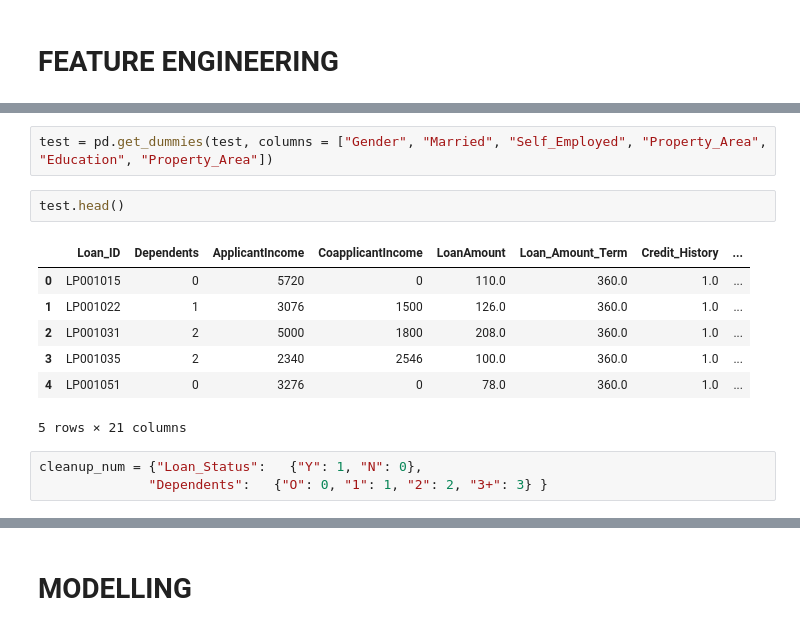
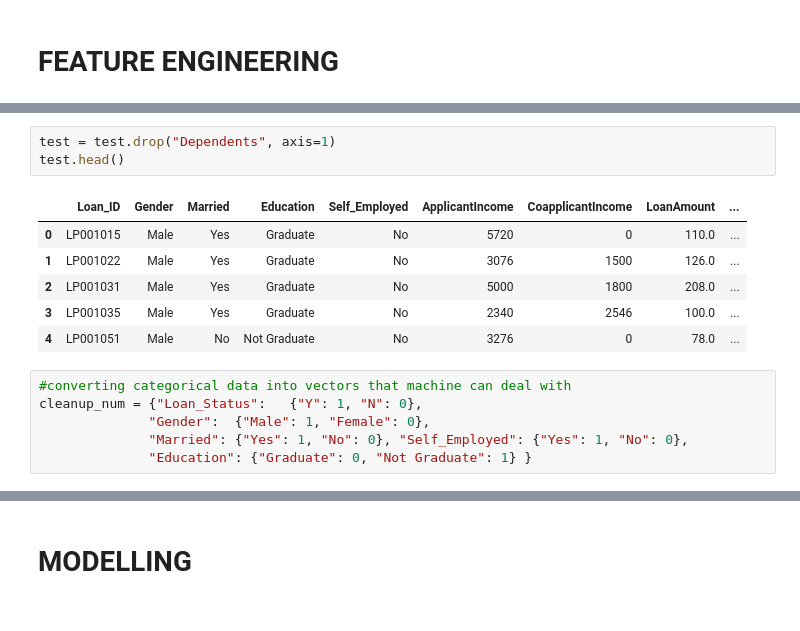
Before and after one commit to babyengineer1/Loan, a Jupyter notebook: Loan_Prediction/Loan_prediction_model.ipynb, the cells around one changed output, grey strips where cells are left out. Saved outputs shown, nothing was run; the diff lists cells and outputs as text.

```diff
--- a/Loan_Prediction/Loan_prediction.ipynb
+++ b/Loan_Prediction/Loan_prediction_model.ipynb
@@ -252,18 +240,19 @@ train.head()
-# %%
-test = pd.get_dummies(test, columns = ["Gender", "Married", "Self_Employed", "Property_Area", "Education", "Property_Area"])
-# %%
-test.head()
-# %% [output]
-|  | Loan_ID | Dependents | ApplicantIncome | CoapplicantIncome | LoanAmount | Loan_Amount_Term | Credit_History | ... |
-| 0 | LP001015 | 0 | 5720 | 0 | 110.0 | 360.0 | 1.0 | ... |
-| 1 | LP001022 | 1 | 3076 | 1500 | 126.0 | 360.0 | 1.0 | ... |
-| 2 | LP001031 | 2 | 5000 | 1800 | 208.0 | 360.0 | 1.0 | ... |
-| 3 | LP001035 | 2 | 2340 | 2546 | 100.0 | 360.0 | 1.0 | ... |
-| 4 | LP001051 | 0 | 3276 | 0 | 78.0 | 360.0 | 1.0 | ... |
-5 rows × 21 columns
-# %%
-cleanup_num = {"Loan_Status":   {"Y": 1, "N": 0},
-              "Dependents":   {"O": 0, "1": 1, "2": 2, "3+": 3} }
+# %%
+test = test.drop("Dependents", axis=1)
+test.head()
+# %% [output]
+|  | Loan_ID | Gender | Married | Education | Self_Employed | ApplicantIncome | CoapplicantIncome | LoanAmount | ... |
+| 0 | LP001015 | Male | Yes | Graduate | No | 5720 | 0 | 110.0 | ... |
+| 1 | LP001022 | Male | Yes | Graduate | No | 3076 | 1500 | 126.0 | ... |
+| 2 | LP001031 | Male | Yes | Graduate | No | 5000 | 1800 | 208.0 | ... |
+| 3 | LP001035 | Male | Yes | Graduate | No | 2340 | 2546 | 100.0 | ... |
+| 4 | LP001051 | Male | No | Not Graduate | No | 3276 | 0 | 78.0 | ... |
+# %%
+#converting categorical data into vectors that machine can deal with
+cleanup_num = {"Loan_Status":   {"Y": 1, "N": 0},
+              "Gender":  {"Male": 1, "Female": 0},
+              "Married": {"Yes": 1, "No": 0}, "Self_Employed": {"Yes": 1, "No": 0},
+              "Education": {"Graduate": 0, "Not Graduate": 1} }
 # %%
 train.replace(cleanup_num, inplace=True)
 train.head()
```
Also changed, not shown: parts of 18 cells of this notebook, 4 other files.
